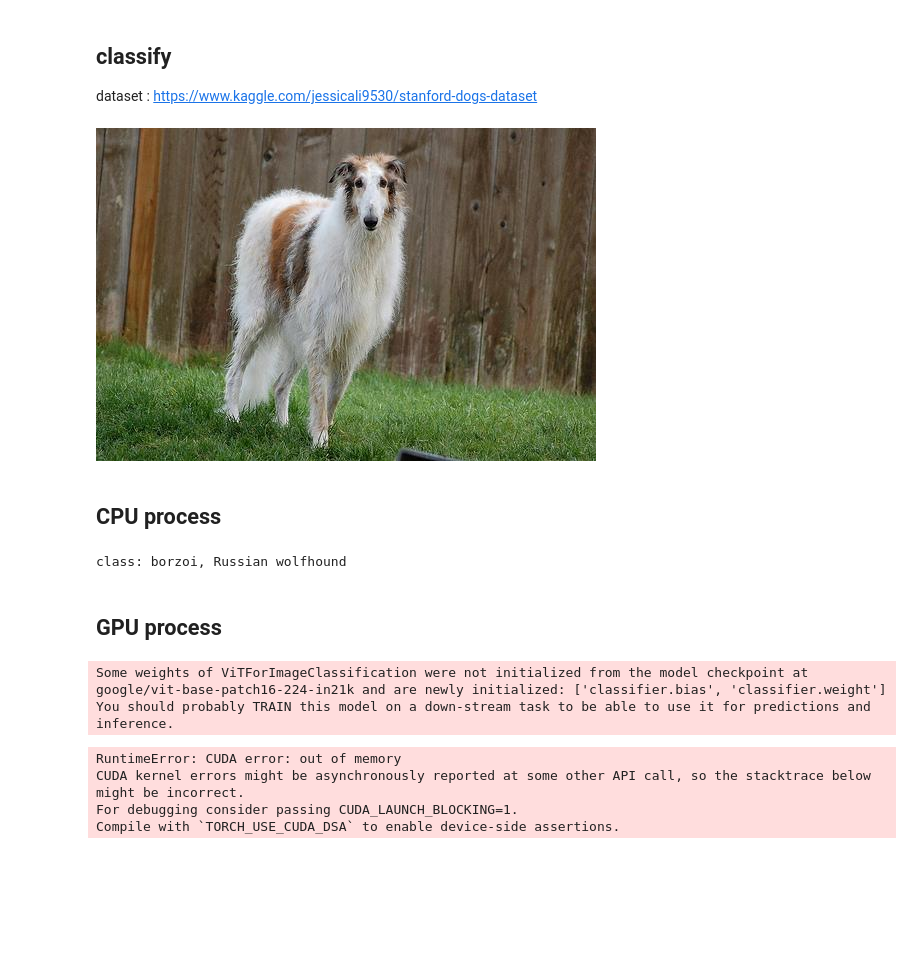
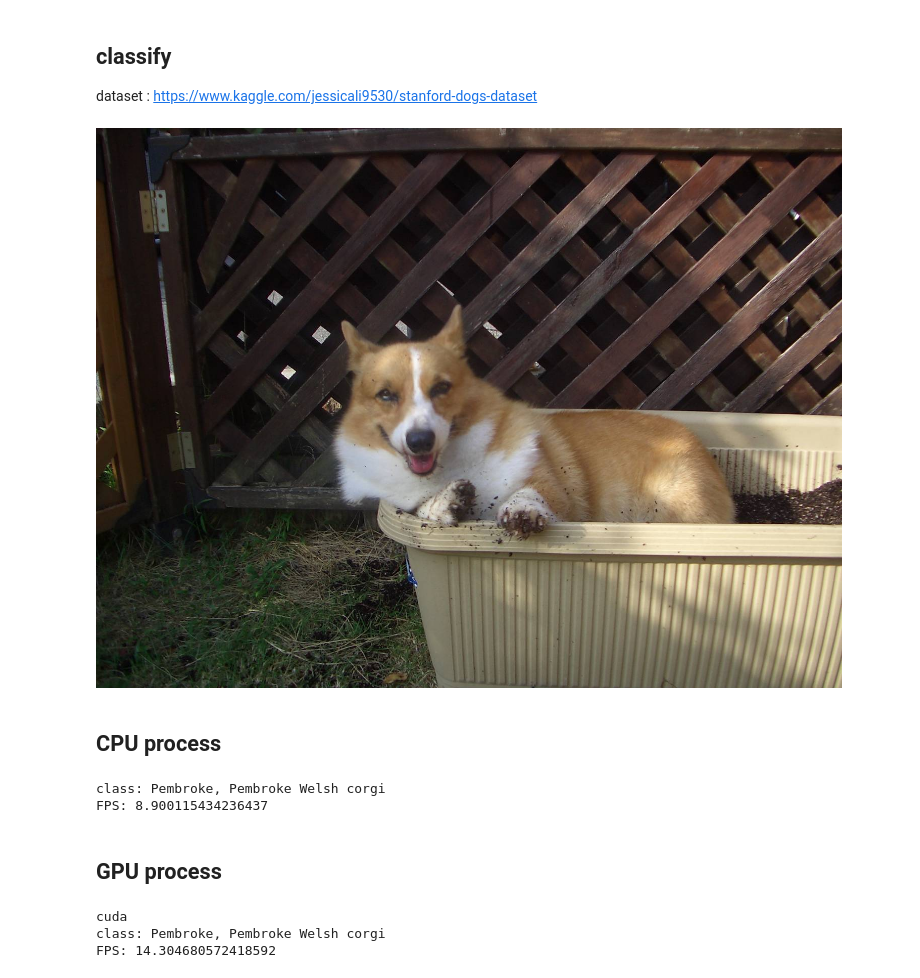
Before and after one commit to Chamusuke/docker_ViT, a Jupyter notebook: src/ViT_tut.ipynb, the cells around one changed output. Saved outputs shown, nothing was run; the diff lists cells and outputs as text; code cells hidden in the pictures; blank space fills up the shorter version.

```diff
--- a/src/ViT_tut.ipynb
+++ b/src/ViT_tut.ipynb
@@ -24,65 +24,76 @@ Sun Jan 28 23:07:04 2024
 ## classify
 dataset : https://www.kaggle.com/jessicali9530/stanford-dogs-dataset
 # %%
+import os
 from PIL import Image
 import requests
 import matplotlib.pyplot as plt
 
 #url = 'http://images.cocodataset.org/val2017/000000039769.jpg'
-file_path = '/workspace/data/images/Images/n02090622-borzoi/n02090622_5556.jpg'
+file_path = '/workspace/data/test_data/Pembroke_Welsh_Corgi.jpg'
 image = Image.open(file_path)
 image
 # %% [output]
-[figure, old version]
+[figure, new version]
 # %% [markdown]
 ## CPU process
 # %%
 import torch
 from transformers import ViTForImageClassification, ViTFeatureExtractor
 from transformers import ViTImageProcessor
+import time
 
 # モデルと特徴抽出器の準備
-model_1 = ViTForImageClassification.from_pretrained('google/vit-base-patch16-224')
-feature_extractor_1 = ViTFeatureExtractor.from_pretrained('google/vit-base-patch16-224')
+model_id = 'google/vit-base-patch16-224'
+model = ViTForImageClassification.from_pretrained(model_id)
+feature_extractor = ViTFeatureExtractor.from_pretrained(model_id)
 
+
+
+start = time.time()
 # 画像をテンソルに変換
-inputs = feature_extractor_1(images=image, return_tensors='pt')
+inputs = feature_extractor(images=image, return_tensors='pt')
 # 推論
-outputs = model_1(**inputs)
+outputs = model(**inputs)
 logits = outputs.logits # 1000クラスのスコアの配列
 predicted_class_idx = logits.argmax(-1).item() # スコアが最大のインデックス
-print('class:', model_1.config.id2label[predicted_class_idx]) # インデックスをラベルに変換
+print('class:', model.config.id2label[predicted_class_idx]) # インデックスをラベルに変換
+
+
+fps = 1/(time.time() - start)
+print("FPS:", fps)
 # %% [output]
-class: borzoi, Russian wolfhound
+class: Pembroke, Pembroke Welsh corgi
+FPS: 8.900115434236437
 # %% [markdown]
 ## GPU process
 # %%
 import torch
 from transformers import ViTForImageClassification, ViTFeatureExtractor, ViTImageProcessor
+import time
 
 # デバイスの設定
 device = torch.device("cuda" if torch.cuda.is_available() else "cpu")
+print(device)
 
-# モデルと特徴抽出器の準備（T600 4GB メモリ不足 ）
-#model_1 = ViTForImageClassification.from_pretrained('google/vit-base-patch16-224').to(device)
-#feature_extractor_1 = ViTFeatureExtractor.from_pretrained('google/vit-base-patch16-224')
+#モデル
+model_id = 'google/vit-base-patch16-224'
+model_gpu = ViTForImageClassification.from_pretrained(model_id,device_map="auto").to(device)
+feature_extractor_gpu = ViTFeatureExtractor.from_pretrained(model_id)
 
-# smallモデル
-model_1 = ViTForImageClassification.from_pretrained('google/vit-base-patch16-224-in21k').to(device)
-feature_extractor_1 = ViTFeatureExtractor.from_pretrained('google/vit-small-patch16-224-in21k')
-
+start = time.time()
 # 画像をテンソルに変換し、GPUに移動
-inputs = feature_extractor_1(images=image, return_tensors='pt').to(device)
+inputs_gpu = feature_extractor_gpu(images=image, return_tensors='pt').to(device)
 
 # 推論
-outputs = model_1(**inputs)
-logits = outputs.logits # 1000クラスのスコアの配列
-predicted_class_idx = logits.argmax(-1).item() # スコアが最大のインデックス
-print('class:', model_1.config.id2label[predicted_class_idx]) # インデックスをラベルに変換
+outputs_gpu = model_gpu(**inputs_gpu)
+logits_gpu = outputs_gpu.logits # 1000クラスのスコアの配列
+predicted_class_idx_gpu = logits_gpu.argmax(-1).item() # スコアが最大のインデックス
+print('class:', model_gpu.config.id2label[predicted_class_idx_gpu]) # インデックスをラベルに変換
+
+fps = 1/(time.time() - start)
+print("FPS:", fps)
 # %% [output]
-Some weights of ViTForImageClassification were not initialized from the model checkpoint at google/vit-base-patch16-224-in21k and are newly initialized: ['classifier.bias', 'classifier.weight']
-You should probably TRAIN this model on a down-stream task to be able to use it for predictions and inference.
+cuda
+class: Pembroke, Pembroke Welsh corgi
+FPS: 14.304680572418592
-RuntimeError: CUDA error: out of memory
-CUDA kernel errors might be asynchronously reported at some other API call, so the stacktrace below might be incorrect.
-For debugging consider passing CUDA_LAUNCH_BLOCKING=1.
-Compile with `TORCH_USE_CUDA_DSA` to enable device-side assertions.
```
Also changed, not shown: parts of 1 cell of this notebook.
